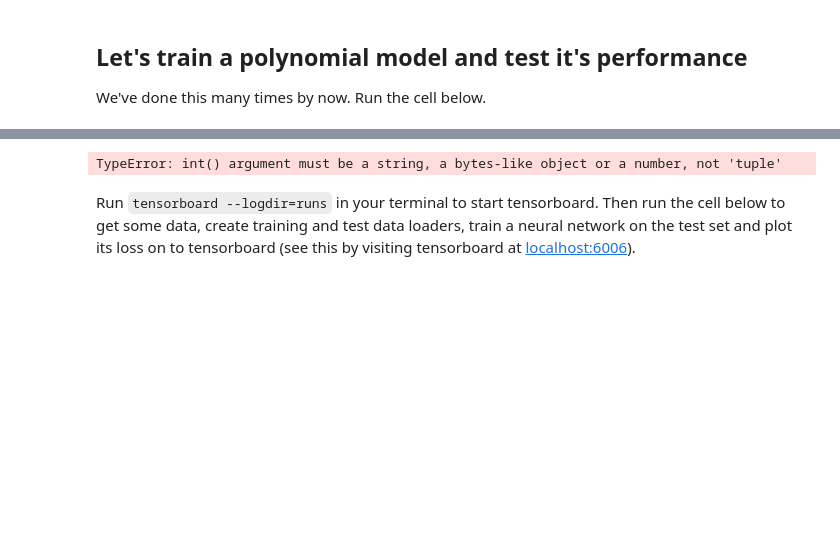
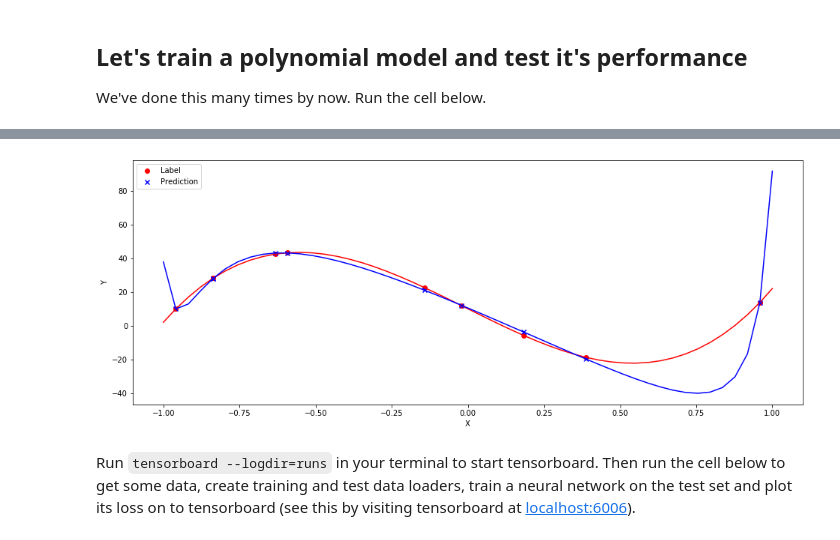
Before and after one commit to AI-Core/Neural-Networks, a Jupyter notebook: Hyperparameters and validation sets.ipynb, the cells around one changed output, grey strips where cells are left out. Saved outputs shown, nothing was run; the diff lists cells and outputs as text; code cells hidden in the pictures; blank space fills up the shorter version.

```diff
--- a/Hyperparameters and validation sets.ipynb
+++ b/Hyperparameters and validation sets.ipynb
@@ -107,9 +107,9 @@ def create_polynomial_inputs(X, order=3):
     new_dataset = np.array([X, *[np.power(X, i) for i in range(2, order + 1)]]).T
     return new_dataset # new_dataset should be shape [m, order]
 
-num_epochs = 100000
-learning_rate = 0.0001
-highest_order_power = 1
+num_epochs = 10000
+learning_rate = 0.1
+highest_order_power = 50 # change this to adjust the model
 
 X = create_polynomial_inputs(train_data, highest_order_power) # create polynomial inputs
 Y = Y_fn(train_data)
@@ -119,7 +119,7 @@ train(num_epochs, X, Y, H) # train model and plot cost curve
 loss = test(X, Y, H)
 print('LOSS:', loss)
 
-fig = plt.figure((16, 6))
+fig = plt.figure(figsize=(16, 6))
 plt.scatter(train_data, Y_fn(train_data), c='r', label='Label')
 plt.plot(all_possible_inputs, Y_fn(all_possible_inputs), c='r')
 plt.scatter(train_data, H(X), c='b', label='Prediction', marker='x')
@@ -133,4 +133,4 @@ LOSS: 3334.9468916416254
-TypeError: int() argument must be a string, a bytes-like object or a number, not 'tuple'
+[figure, added]
 # %% [markdown]
 Run `tensorboard --logdir=runs` in your terminal to start tensorboard. Then run the cell below to get some data, create training and test data loaders, train a neural network on the test set and plot its loss on to tensorboard (see this by visiting tensorboard at [localhost:6006](http://localhost:6006)).
 # %% [markdown]
```
Also changed, not shown: parts of 3 cells of this notebook.
